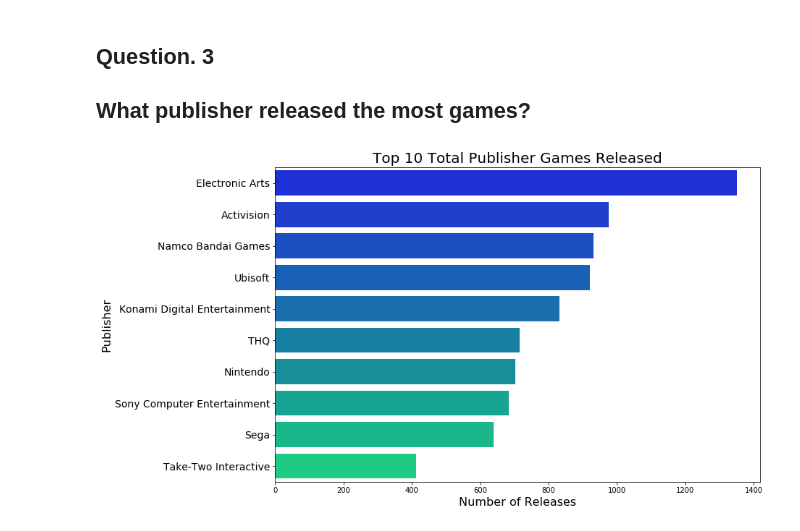
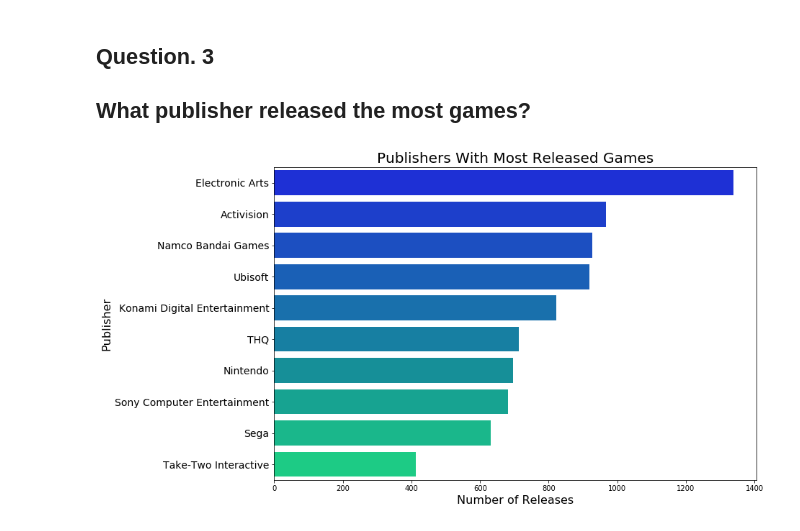
Before and after one commit to leenaltwayan/Video-Game-Sales-Analysis, a Jupyter notebook: Video-Games-Sales-Analysis.ipynb, the cells around one changed output. Drawn from its saved outputs; the diff is of its cells as text; code cells hidden in the pictures.

```diff
--- a/Video-Games-Sales-Analysis.ipynb
+++ b/Video-Games-Sales-Analysis.ipynb
@@ -57,6 +57,10 @@ JP_Sales        float64
 Other_Sales     float64
 Global_Sales    float64
 dtype: object
+# %%
+df.dropna(how='any', inplace=True)
+# %%
+df.Year = df.Year.astype(int)
 # %% [markdown]
 ## Question.1
 ## What year released the most games?
@@ -82,16 +86,16 @@ fig.show()
 # %%
 data = df.groupby(['Publisher']).count().iloc[:,0]
 data = pd.DataFrame(data.sort_values(ascending=False))[0:10]
 publishers = data.index
 data.columns = ['Releases']
 
 colors = sns.color_palette("winter", len(data))
 plt.figure(figsize=(12,8))
 ax = sns.barplot(y = publishers , x = 'Releases', data=data, orient='h', palette=colors)
 ax.set_xlabel(xlabel='Number of Releases', fontsize=16)
 ax.set_ylabel(ylabel='Publisher', fontsize=16)
-ax.set_title(label='Top 10 Total Publisher Games Released', fontsize=20)
+ax.set_title(label='Publishers With Most Released Games', fontsize=20)
 ax.set_yticklabels(labels = publishers, fontsize=14)
 plt.show()
 # %% [output]
-[figure, old version]
+[figure, new version]
```
Also changed, not shown: parts of 1 cell of this notebook.
